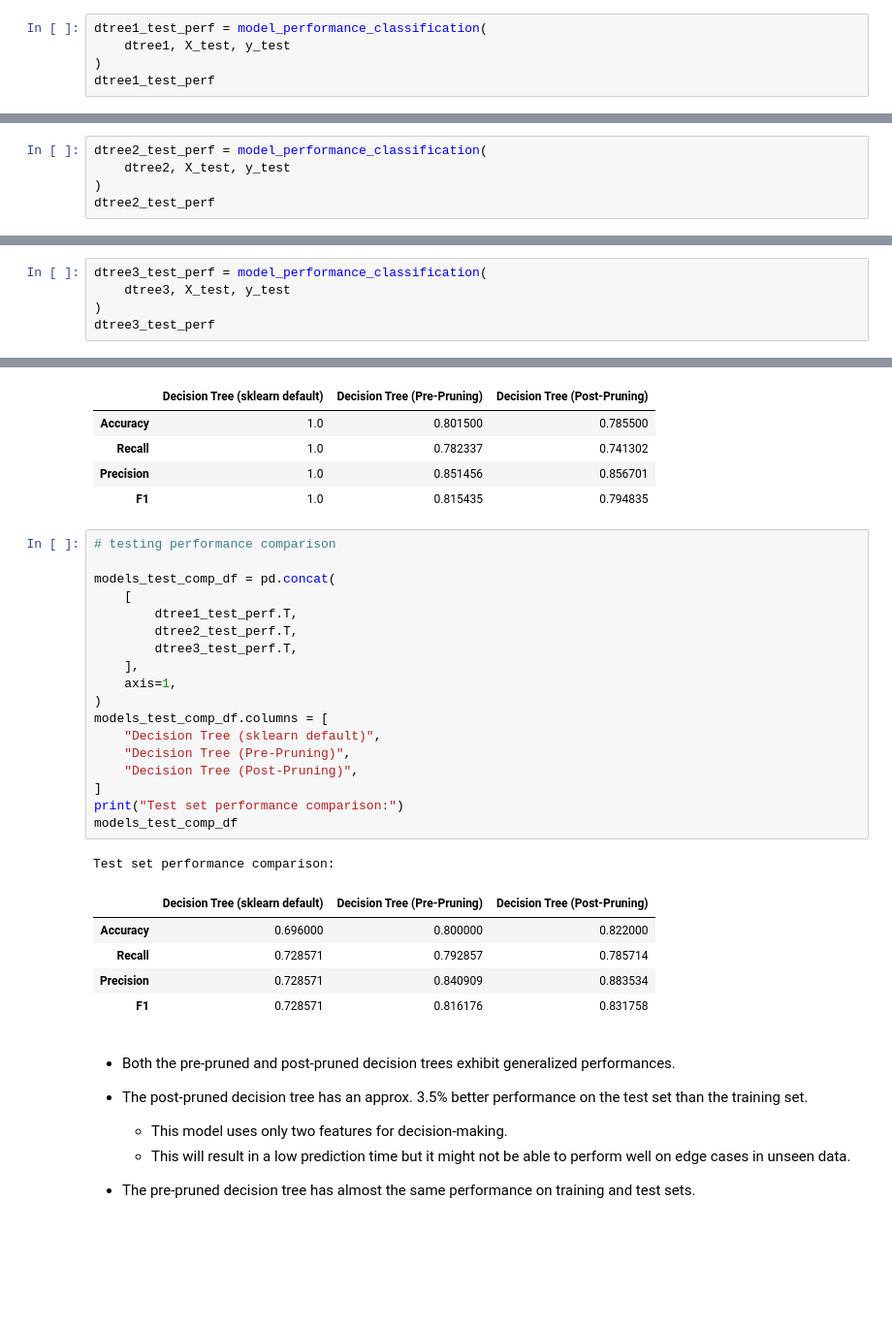
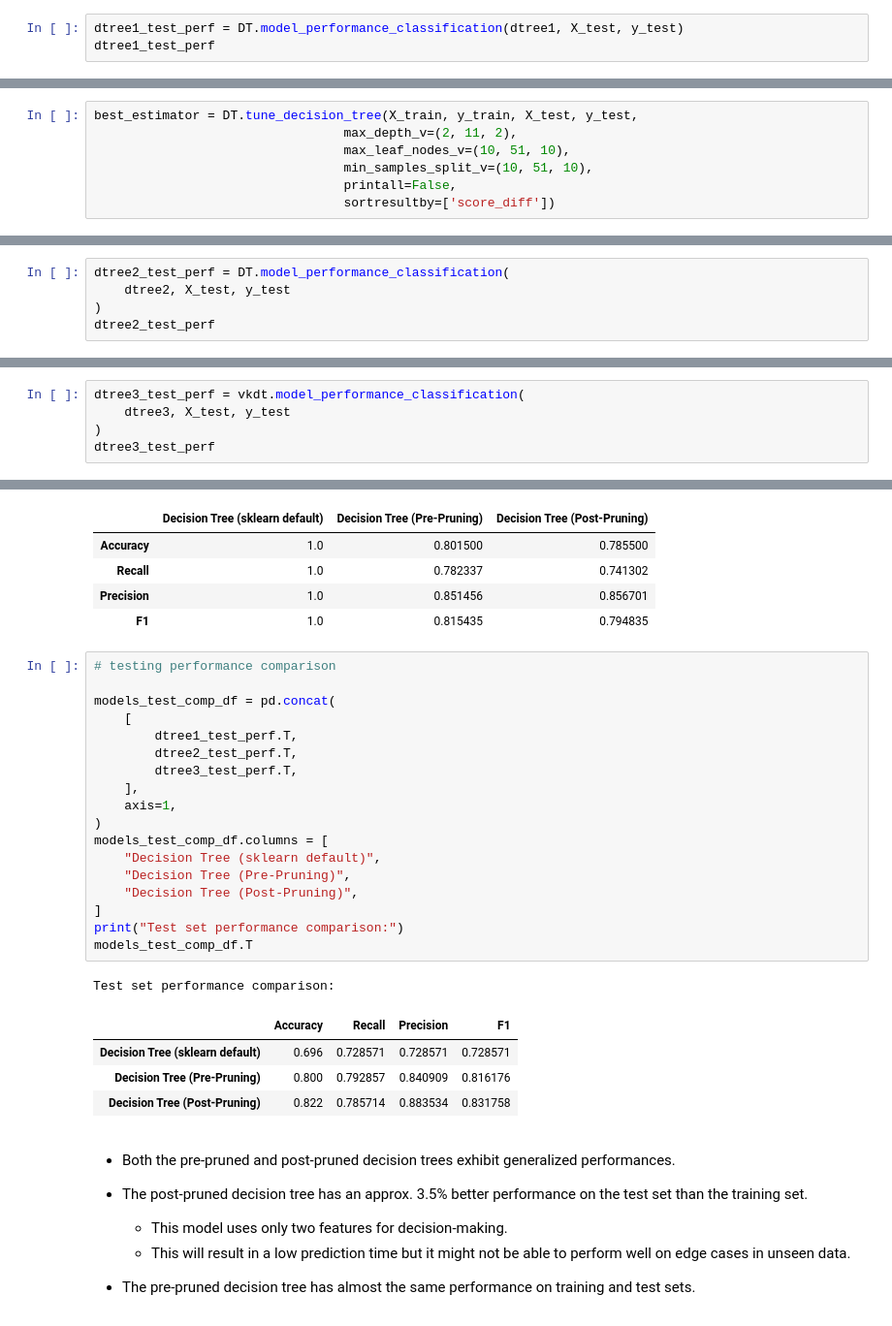
Before and after one commit to assignarc/AI-ML-Experiments, a Jupyter notebook: W6-DecisionTree/CreditCard/CreeditCard-Hands_on_Decision_Tree_Notebook.ipynb, the cells around one changed output, grey strips where cells are left out. Shown at 97% size. Saved outputs shown, nothing was run; the diff lists cells and outputs as text; blank space fills up the shorter version.

```diff
--- a/W6-DecisionTree/CreditCard/CreeditCard-Hands_on_Decision_Tree_Notebook.ipynb
+++ b/W6-DecisionTree/CreditCard/CreeditCard-Hands_on_Decision_Tree_Notebook.ipynb
@@ -511,9 +540,7 @@ plot_confusion_matrix(dtree1, X_test, y_test)
 # %% [output]
 [figure]
 # %%
-dtree1_test_perf = model_performance_classification(
-    dtree1, X_test, y_test
-)
+dtree1_test_perf = DT.model_performance_classification(dtree1, X_test, y_test)
 dtree1_test_perf
 # %% [output]
 |  | Accuracy | Recall | Precision | F1 |
@@ -625,0 +613,7 @@ for max_depth in max_depth_values:
+# %%
+best_estimator = DT.tune_decision_tree(X_train, y_train, X_test, y_test,
+                                 max_depth_v=(2, 11, 2),
+                                 max_leaf_nodes_v=(10, 51, 10),
+                                 min_samples_split_v=(10, 51, 10),
+                                 printall=False,
+                                 sortresultby=['score_diff'])
@@ -651,7 +659,7 @@ plot_confusion_matrix(dtree2, X_test, y_test)
 # %% [output]
 [figure]
 # %%
-dtree2_test_perf = model_performance_classification(
+dtree2_test_perf = DT.model_performance_classification(
     dtree2, X_test, y_test
 )
 dtree2_test_perf
@@ -901,7 +910,7 @@ plot_confusion_matrix(dtree3, X_test, y_test)
 # %% [output]
 [figure]
 # %%
-dtree3_test_perf = model_performance_classification(
+dtree3_test_perf = vkdt.model_performance_classification(
     dtree3, X_test, y_test
 )
 dtree3_test_perf
@@ -993,28 +1002,27 @@ Training performance comparison:
 # %%
 # testing performance comparison
 
 models_test_comp_df = pd.concat(
     [
         dtree1_test_perf.T,
         dtree2_test_perf.T,
         dtree3_test_perf.T,
     ],
     axis=1,
 )
 models_test_comp_df.columns = [
     "Decision Tree (sklearn default)",
     "Decision Tree (Pre-Pruning)",
     "Decision Tree (Post-Pruning)",
 ]
 print("Test set performance comparison:")
-models_test_comp_df
+models_test_comp_df.T
 # %% [output]
 Test set performance comparison:
-|  | Decision Tree (sklearn default) | Decision Tree (Pre-Pruning) | Decision Tree (Post-Pruning) |
-| Accuracy | 0.696000 | 0.800000 | 0.822000 |
-| Recall | 0.728571 | 0.792857 | 0.785714 |
-| Precision | 0.728571 | 0.840909 | 0.883534 |
-| F1 | 0.728571 | 0.816176 | 0.831758 |
+|  | Accuracy | Recall | Precision | F1 |
+| Decision Tree (sklearn default) | 0.696 | 0.728571 | 0.728571 | 0.728571 |
+| Decision Tree (Pre-Pruning) | 0.800 | 0.792857 | 0.840909 | 0.816176 |
+| Decision Tree (Post-Pruning) | 0.822 | 0.785714 | 0.883534 | 0.831758 |
 # %% [markdown]
 - Both the pre-pruned and post-pruned decision trees exhibit generalized performances.
 
```
Also changed, not shown: parts of 30 cells of this notebook, 15 other files.
